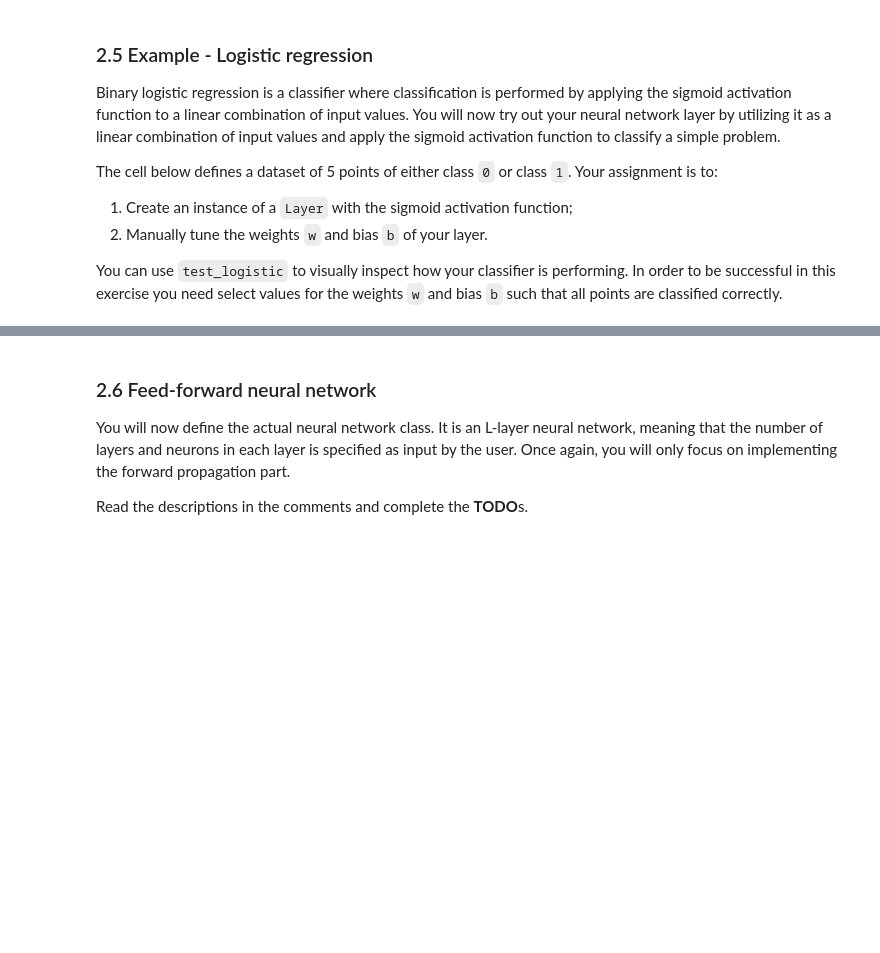
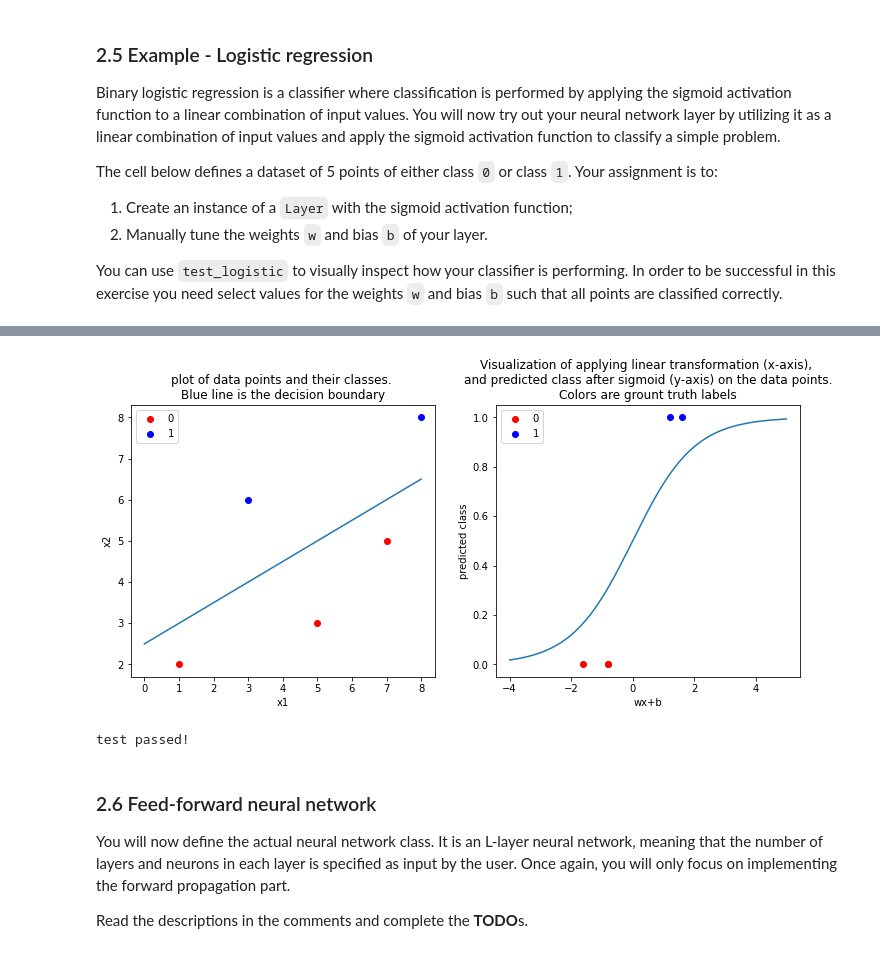
Before and after one commit to NicholasGranlund/SSY340-Deep-Machine-Learning, a Jupyter notebook: IHA1/IHA1.ipynb, the cells around one changed output, grey strips where cells are left out. Drawn from its saved outputs; the diff is of its cells as text; code cells hidden in the pictures; blank space fills up the shorter version.

```diff
--- a/IHA1/IHA1.ipynb
+++ b/IHA1/IHA1.ipynb
@@ -500,6 +505,12 @@ def initialize_weights(layer_shape):
     b = None # TODO
     # YOUR CODE HERE
 
+    # Set weight as normally distributed with mean 0 and std 2 with size layer_shape
+    w = np.random.normal(0,2,layer_shape)
+
+    # Set bias as a vector of 0 with length layer_shape[1]
+    b = np.zeros((1,layer_shape[1]), dtype="int")
+
     return w, b
 # %%
 # test case
@@ -542,6 +553,8 @@ class Layer:
         self.w, self.b = None, None # TODO
         self.activation_fn = None # TODO
         # YOUR CODE HERE
+        self.w, self.b = initialize_weights((input_dim, output_dim))
+        self.activation_fn = activation_fn
 
 
     def forward_prop(self, a_prev):
@@ -558,6 +571,9 @@ class Layer:
 
         a = None # TODO
         # YOUR CODE HERE
+        z = np.dot(a_prev,self.w) + self.b
+
+        a = self.activation_fn(z)
 
         return a
 # %%
@@ -593,14 +613,17 @@ test_logistic(X_s, Y_s)
 # %%
 # create an instance of layer
 l = Layer(2,1,sigmoid)
 
 # TODO: manually tune weights
-l.w = None
-l.b = None
+l.w = np.array([-0.4, 0.8])
+l.b = -2
 # YOUR CODE HERE
 
 # testing your choice of weights with this function
 test_logistic(X_s,Y_s,l,sigmoid)
+# %% [output]
+[figure, added]
+test passed!
 # %% [markdown]
 ### 2.6 Feed-forward neural network
 You will now define the actual neural network class. It is an L-layer neural network, meaning that the number of layers and neurons in each layer is specified as input by the user. Once again, you will only focus on implementing the forward propagation part.
```
Also changed, not shown: parts of 10 cells of this notebook.
